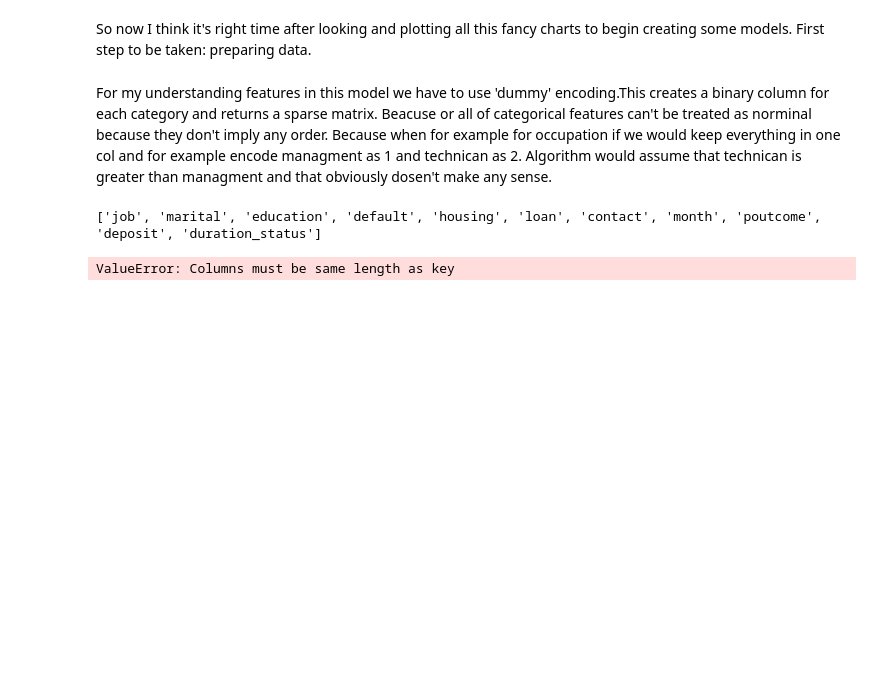
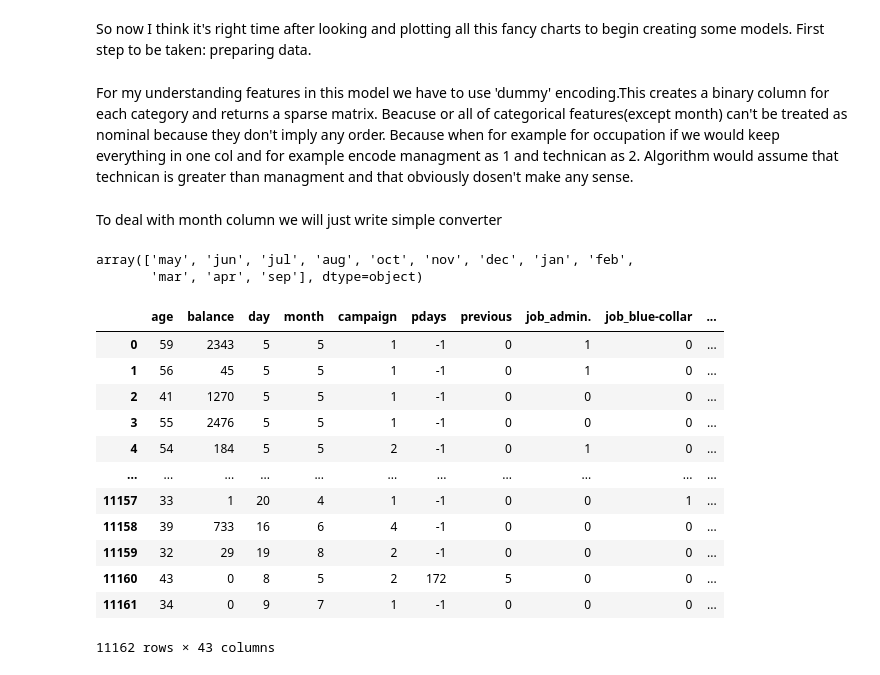
Before and after one commit to mkopanik/Bank_marketing, a Jupyter notebook: bank_marketing.ipynb, the cells around one changed output. Cells and saved outputs as stored; diff of their text form; code cells hidden in the pictures; blank space fills up the shorter version.

```diff
--- a/bank_marketing.ipynb
+++ b/bank_marketing.ipynb
@@ -369,10 +385,53 @@ sns.countplot(data=data,x='deposit')
 So now I think it's right time after looking and plotting all this fancy charts to begin creating some models. First step to be taken: preparing data.
 # %% [markdown]
 For my understanding features in this model we have to use 'dummy' encoding.This creates a binary column for
-each category and returns a sparse matrix. Beacuse or all of categorical features can't be treated as norminal because they don't imply any order. Because when for example for occupation if we would keep everything in one col and for example encode managment as 1 and technican as 2. Algorithm would assume that technican is greater than managment and that obviously dosen't make any sense.
+each category and returns a sparse matrix. Beacuse or all of categorical features(except month) can't be treated as nominal because they don't imply any order. Because when for example for occupation if we would keep everything in one col and for example encode managment as 1 and technican as 2. Algorithm would assume that technican is greater than managment and that obviously dosen't make any sense.
-# %%
-categorical_columns = [col for col in data.columns if data[col].dtype=="O"]
-print(categorical_columns)
-# %% [output]
-['job', 'marital', 'education', 'default', 'housing', 'loan', 'contact', 'month', 'poutcome', 'deposit', 'duration_status']
-ValueError: Columns must be same length as key
+# %%
+from sklearn.preprocessing import OneHotEncoder
+categorical_columns = [col for col in data.columns if data[col].dtype=="O"]
+categorical_columns.remove('month')
+encoding = pd.get_dummies(data[categorical_columns],dtype=int)
+data = data.drop(labels = categorical_columns, axis = 1)
+data = pd.concat([data,encoding],axis = 1 )
+# %% [markdown]
+To deal with month column we will just write simple converter
+# %%
+data['month'].unique()
+# %% [output]
+array(['may', 'jun', 'jul', 'aug', 'oct', 'nov', 'dec', 'jan', 'feb',
+       'mar', 'apr', 'sep'], dtype=object)
+# %%
+def month(kolumna):
+    kolumna = kolumna.replace(to_replace={
+    'jan': 1,
+    'feb': 2,
+    'mar': 3,
+    'apr': 4,
+    'may': 5,
+    'jun': 6,
+    'jul': 7,
+    'aug': 8,
+    'sep': 9,
+    'oct': 10,
+    'nov': 11,
+    'dec': 12}
+    )
+    return kolumna
+# %%
+data['month']=month(data['month'])
+# %%
+data
+# %% [output]
+|  | age | balance | day | month | campaign | pdays | previous | job_admin. | job_blue-collar | ... |
+| 0 | 59 | 2343 | 5 | 5 | 1 | -1 | 0 | 1 | 0 | ... |
+| 1 | 56 | 45 | 5 | 5 | 1 | -1 | 0 | 1 | 0 | ... |
+| 2 | 41 | 1270 | 5 | 5 | 1 | -1 | 0 | 0 | 0 | ... |
+| 3 | 55 | 2476 | 5 | 5 | 1 | -1 | 0 | 0 | 0 | ... |
+| 4 | 54 | 184 | 5 | 5 | 2 | -1 | 0 | 1 | 0 | ... |
+| ... | ... | ... | ... | ... | ... | ... | ... | ... | ... | ... |
+| 11157 | 33 | 1 | 20 | 4 | 1 | -1 | 0 | 0 | 1 | ... |
+| 11158 | 39 | 733 | 16 | 6 | 4 | -1 | 0 | 0 | 0 | ... |
+| 11159 | 32 | 29 | 19 | 8 | 2 | -1 | 0 | 0 | 0 | ... |
+| 11160 | 43 | 0 | 8 | 5 | 2 | 172 | 5 | 0 | 0 | ... |
+| 11161 | 34 | 0 | 9 | 7 | 1 | -1 | 0 | 0 | 0 | ... |
+11162 rows × 43 columns
```
Also changed, not shown: parts of 9 cells of this notebook, 4 other files.
